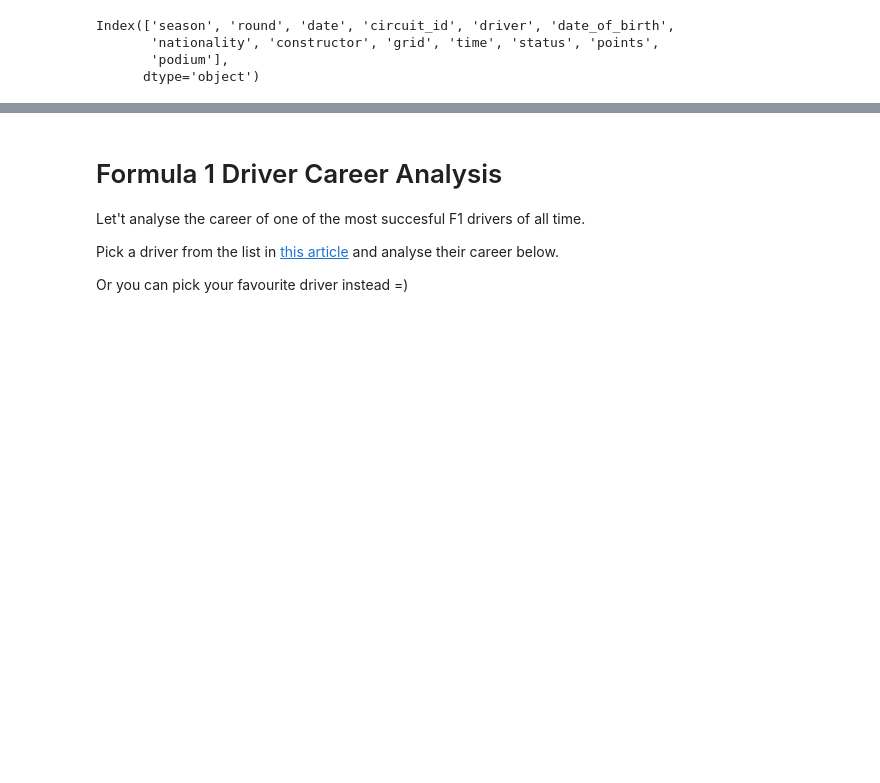
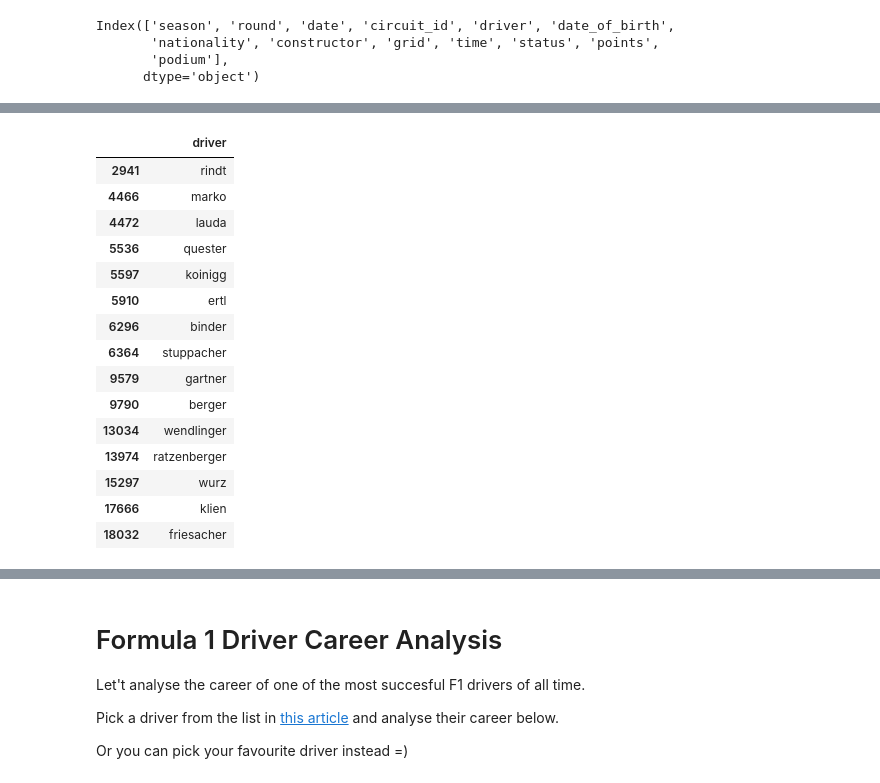
Before and after one commit to Liviu19/bootcamp, a Jupyter notebook: 2022/python_workshop/notebooks/08_pandas.ipynb, the cells around one changed output, grey strips where cells are left out. Drawn from its saved outputs; the diff is of its cells as text; code cells hidden in the pictures; blank space fills up the shorter version.

```diff
--- a/2022/python_workshop/notebooks/08_pandas.ipynb
+++ b/2022/python_workshop/notebooks/08_pandas.ipynb
@@ -846,5 +857,24 @@ Index(['season', 'round', 'date', 'circuit_id', 'driver', 'date_of_birth',
 # %%
 # which of those drivers are Austrian?
+#f1_results[['driver']][(f1_results["nationality"] == 'Austrian')].unique()
+f1_results[['driver']][(f1_results["nationality"] == 'Austrian')].drop_duplicates()
+# %% [output]
+|  | driver |
+| 2941 | rindt |
+| 4466 | marko |
+| 4472 | lauda |
+| 5536 | quester |
+| 5597 | koinigg |
+| 5910 | ertl |
+| 6296 | binder |
+| 6364 | stuppacher |
+| 9579 | gartner |
+| 9790 | berger |
+| 13034 | wendlinger |
+| 13974 | ratzenberger |
+| 15297 | wurz |
+| 17666 | klien |
+| 18032 | friesacher |
 # %%
 # what are the results from the latest race?
 
```
Also changed, not shown: parts of 15 cells of this notebook.
